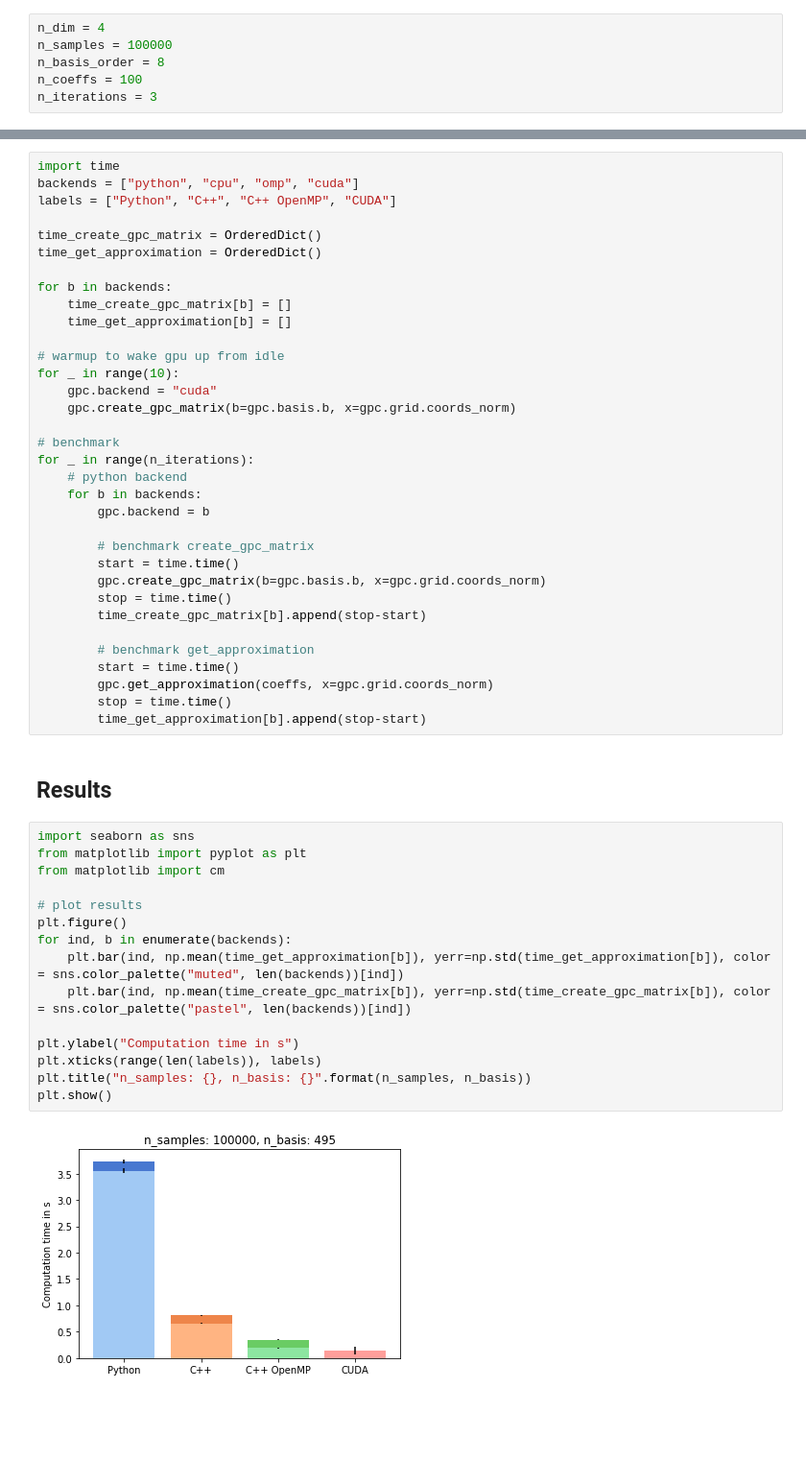
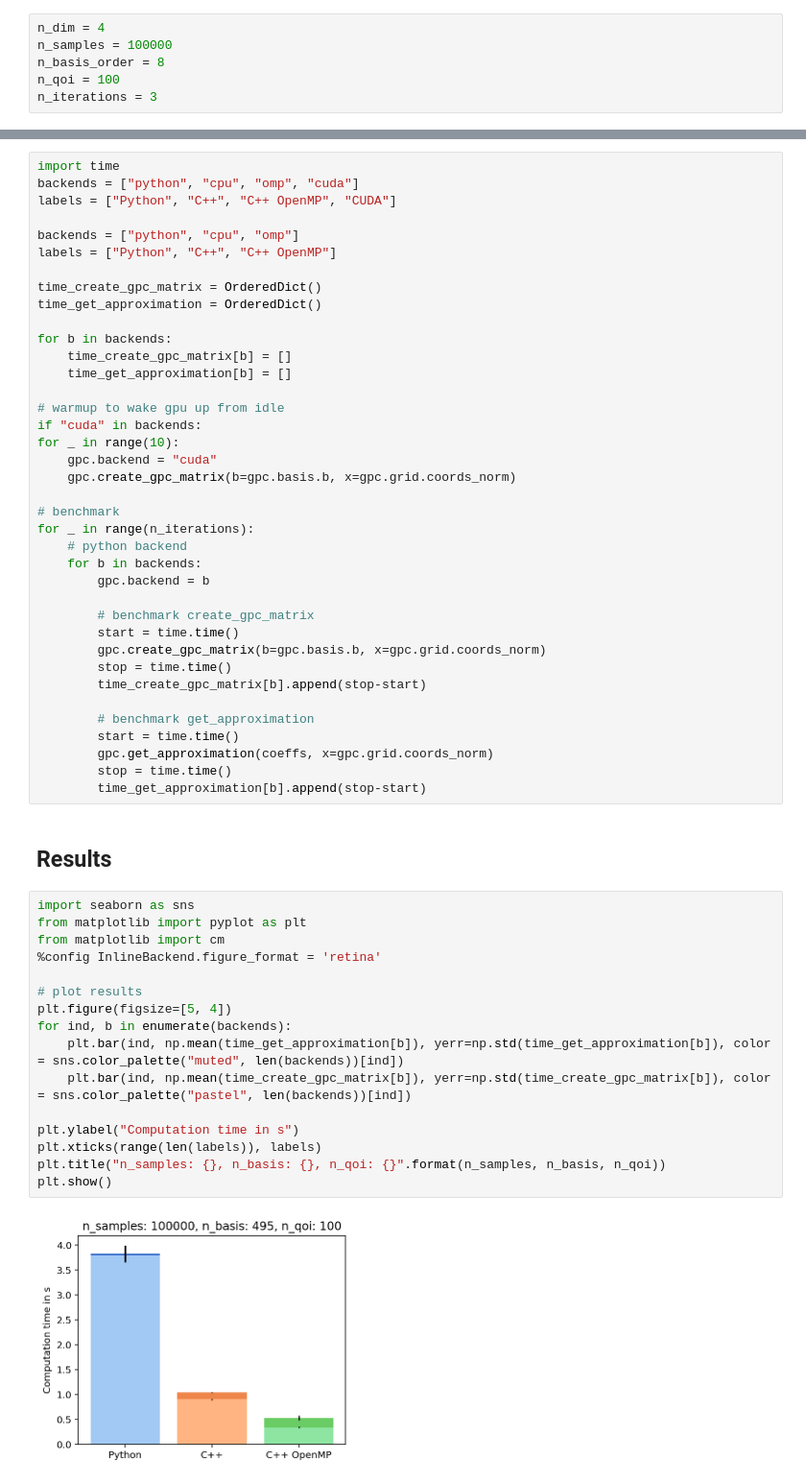
Before and after one commit to pygpc-polynomial-chaos/pygpc, a Jupyter notebook: tutorials/Tutorial_backends.ipynb, the cells around one changed output, grey strips where cells are left out. Shown at 96% size. Drawn from its saved outputs; the diff is of its cells as text; blank space fills up the shorter version.

```diff
--- a/tutorials/Tutorial_backends.ipynb
+++ b/tutorials/Tutorial_backends.ipynb
@@ -15,7 +15,7 @@ We define the number of samples, the dimensionality of the parameter space and t
 n_dim = 4
 n_samples = 100000
 n_basis_order = 8
-n_coeffs = 100
+n_qoi = 100
 n_iterations = 3
 # %% [markdown]
 ## Setting up problem and grid
@@ -63,6 +63,9 @@ Per default the **omp**-backend is set. Let's try them all and see how the perfo
 import time
 backends = ["python", "cpu", "omp", "cuda"]
 labels = ["Python", "C++", "C++ OpenMP", "CUDA"]
+
+backends = ["python", "cpu", "omp"]
+labels = ["Python", "C++", "C++ OpenMP"]
 
 time_create_gpc_matrix = OrderedDict()
 time_get_approximation = OrderedDict()
@@ -72,6 +75,7 @@ for b in backends:
     time_get_approximation[b] = []
 
 # warmup to wake gpu up from idle
+if "cuda" in backends:
 for _ in range(10):
     gpc.backend = "cuda"
     gpc.create_gpc_matrix(b=gpc.basis.b, x=gpc.grid.coords_norm)
@@ -98,17 +102,18 @@ for _ in range(n_iterations):
 # %%
 import seaborn as sns
 from matplotlib import pyplot as plt
 from matplotlib import cm
+%config InlineBackend.figure_format = 'retina'
 
 # plot results
-plt.figure()
+plt.figure(figsize=[5, 4])
 for ind, b in enumerate(backends):
     plt.bar(ind, np.mean(time_get_approximation[b]), yerr=np.std(time_get_approximation[b]), color = sns.color_palette("muted", len(backends))[ind])
     plt.bar(ind, np.mean(time_create_gpc_matrix[b]), yerr=np.std(time_create_gpc_matrix[b]), color = sns.color_palette("pastel", len(backends))[ind])
 
 plt.ylabel("Computation time in s")
 plt.xticks(range(len(labels)), labels)
-plt.title("n_samples: {}, n_basis: {}".format(n_samples, n_basis))
+plt.title("n_samples: {}, n_basis: {}, n_qoi: {}".format(n_samples, n_basis, n_qoi))
 plt.show()
 # %% [output]
-[figure, old version]
+[figure, new version]
```
Also changed, not shown: 5 other files.
